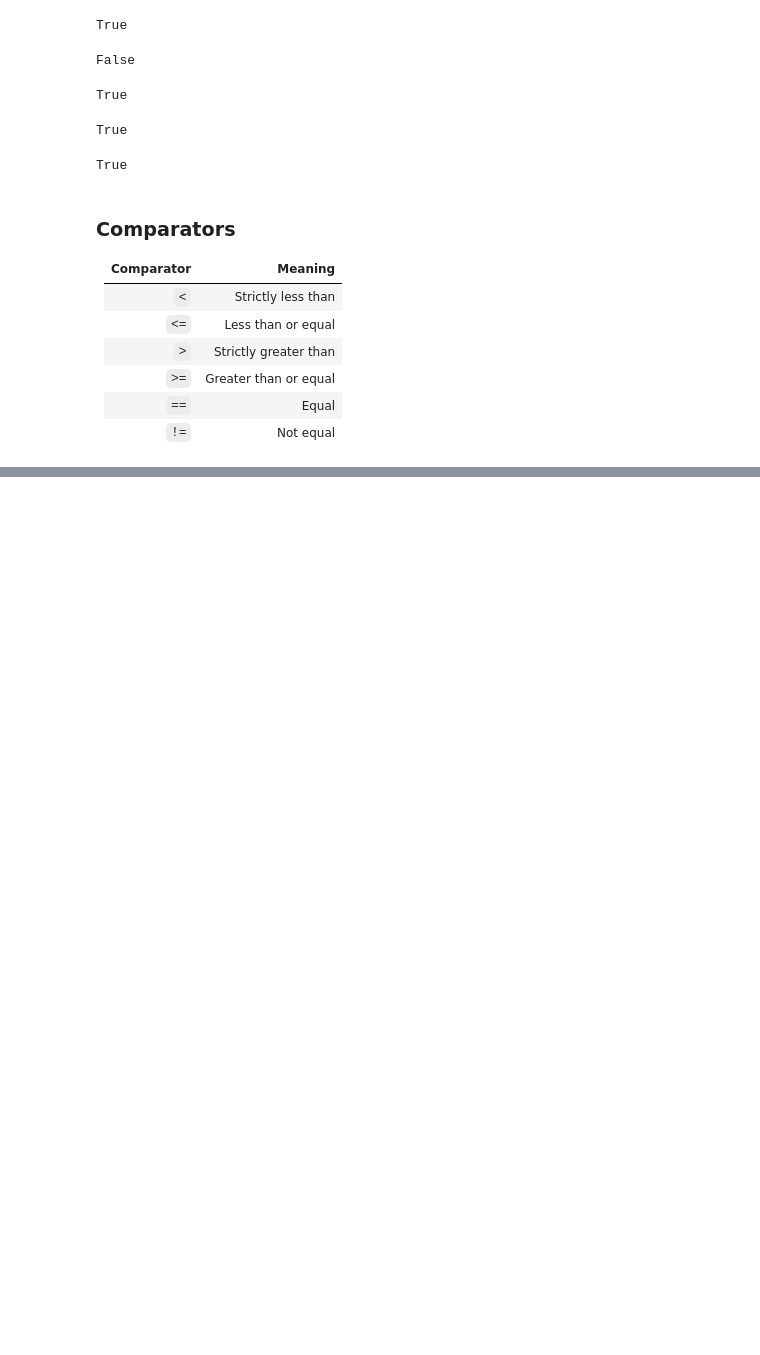
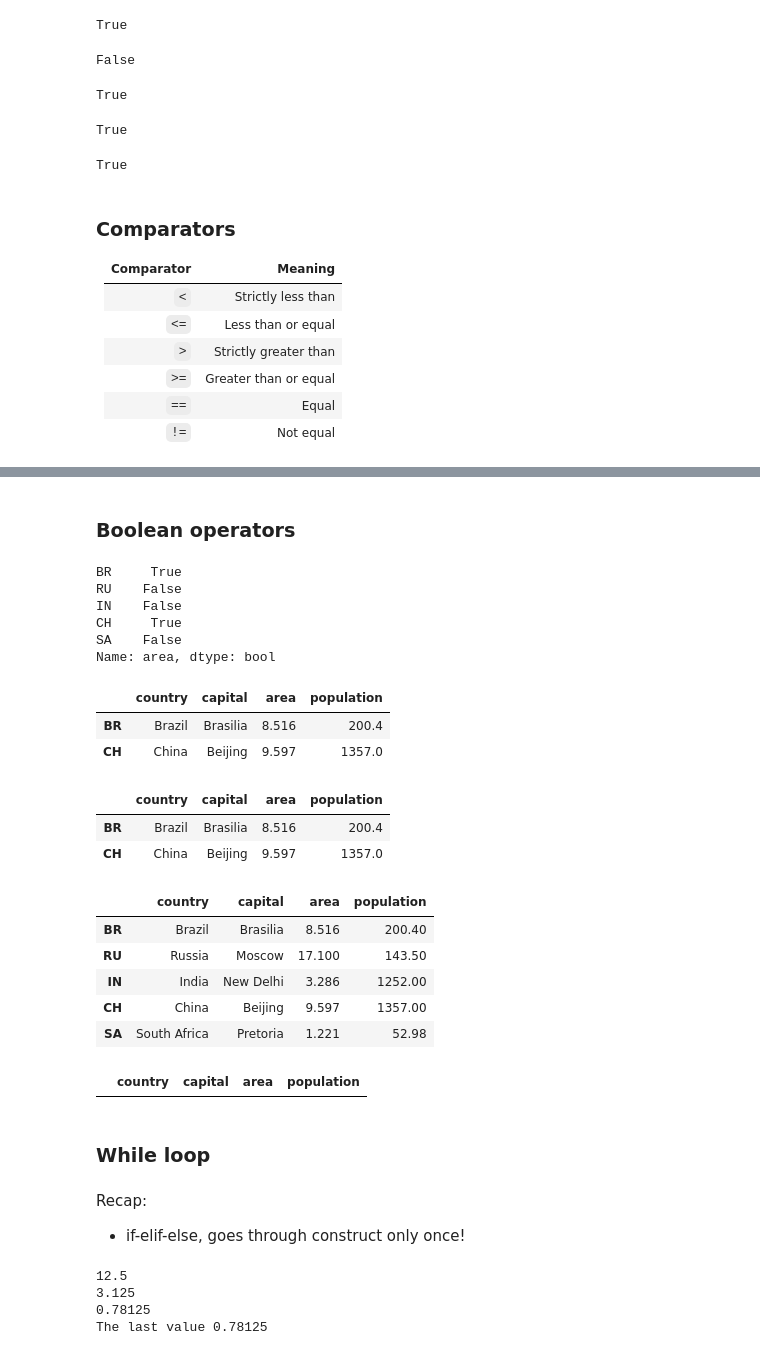
Before and after one commit to KonstantinData/Bootcamp-Analytics, a Jupyter notebook: Python/Python_Intermediate_DataCamp.ipynb, the cells around one changed output, grey strips where cells are left out. Drawn from its saved outputs; the diff is of its cells as text; code cells hidden in the pictures; blank space fills up the shorter version.

```diff
--- a/Python/Python_Intermediate_DataCamp.ipynb
+++ b/Python/Python_Intermediate_DataCamp.ipynb
@@ -794,0 +991,61 @@ True
+# %% [markdown]
+### Boolean operators
+# %%
+import numpy as np
+
+np.logical_and(df_brics["area"] > 8, df_brics["area"] < 10)
+# %% [output]
+BR     True
+RU    False
+IN    False
+CH     True
+SA    False
+Name: area, dtype: bool
+# %%
+df_brics[np.logical_and(df_brics["area"] > 8, df_brics["area"] < 10)]
+# %% [output]
+|  | country | capital | area | population |
+| BR | Brazil | Brasilia | 8.516 | 200.4 |
+| CH | China | Beijing | 9.597 | 1357.0 |
+# %%
+# and in Pandas &
+df_brics[(df_brics["area"] > 8) & (df_brics["area"] < 10)]
+# %% [output]
+|  | country | capital | area | population |
+| BR | Brazil | Brasilia | 8.516 | 200.4 |
+| CH | China | Beijing | 9.597 | 1357.0 |
+# %%
+# or in Pandas |
+df_brics[(df_brics["area"] > 8) | (df_brics["area"] < 10)]
+# %% [output]
+|  | country | capital | area | population |
+| BR | Brazil | Brasilia | 8.516 | 200.40 |
+| RU | Russia | Moscow | 17.100 | 143.50 |
+| IN | India | New Delhi | 3.286 | 1252.00 |
+| CH | China | Beijing | 9.597 | 1357.00 |
+| SA | South Africa | Pretoria | 1.221 | 52.98 |
+# %%
+# or in Pandas ~ additional () needed
+df_brics[~((df_brics["area"] > 8) | (df_brics["area"] < 10))]
+# %% [output]
+|  | country | capital | area | population |
+# %% [markdown]
+### While loop
+# %% [markdown]
+Recap:
+- if-elif-else, goes through construct only once!
+# %%
+# While loop
+# exsample
+
+error = 50
+
+while error > 1:
+    error = error / 4
+    print(error)
+print("The last value", error)
+# %% [output]
+12.5
+3.125
+0.78125
+The last value 0.78125
```
Also changed, not shown: parts of 59 cells of this notebook, 1 other file.
